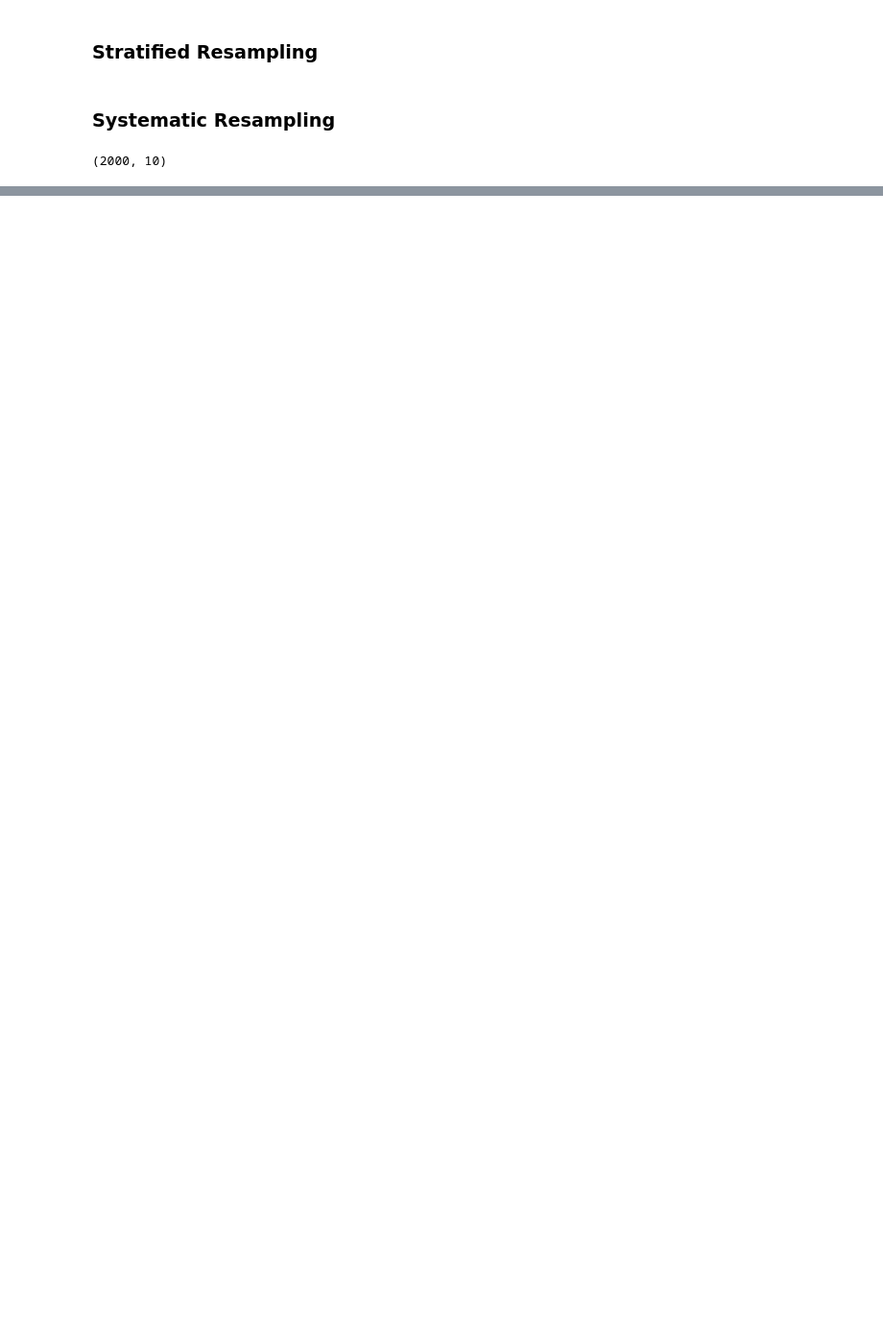
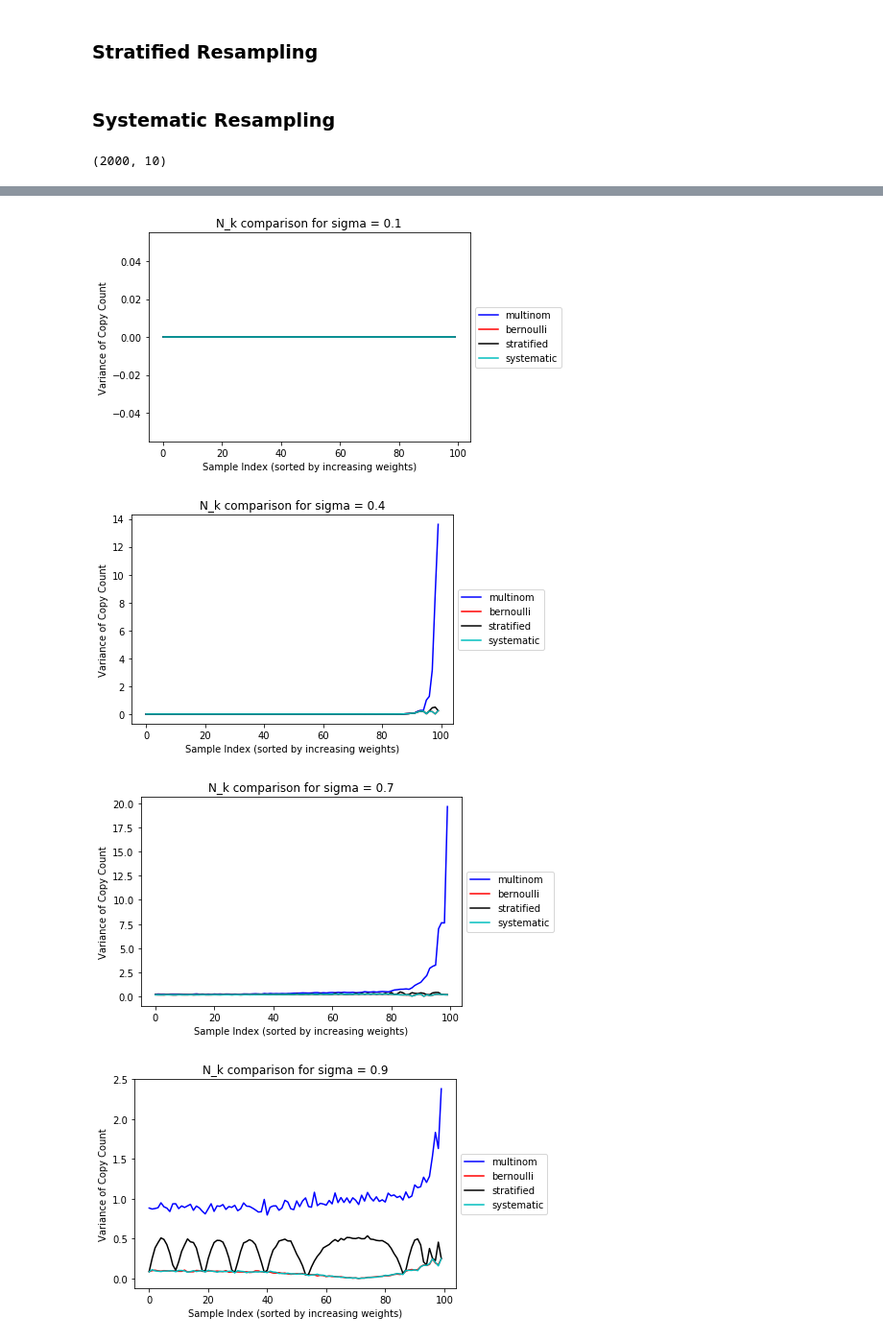
Before and after one commit to karljiangster/Monte_Carlo, a Jupyter notebook: Importance_Sampling/Importance Sampling w Resampling.ipynb, the cells around one changed output, grey strips where cells are left out. Shown: that part at 96% size. Cells and saved outputs as stored; diff of their text form; code cells hidden in the pictures; blank space fills up the shorter version.

```diff
--- a/Importance_Sampling/Importance Sampling w Resampling.ipynb
+++ b/Importance_Sampling/Importance Sampling w Resampling.ipynb
@@ -83,10 +84,11 @@ def resample_gauss_multinom(weights, l):
         resamples.append( np.random.multinomial( len(weights), weights) )
     return np.matrix( resamples )
 # %%
+#Just a quick visual check
 n_samples = 10
 sigma = 2
 X = importance_sampling_gauss(n_samples, 2)
-weights = X[1, :]
+weights = np.sort( X[1, :] )
 expected = weights * n_samples #the expected value of the copy numbers given the weights, E[N_k]
 
 l = 2000 #number of draws from resampling scheme distribution
@@ -113,7 +117,7 @@ def resample_bernoulli(weights, l):
     '''
     n = len(weights)
     NW = n * weights
-    NW_floor = np.floor(NW)
+    NW_floor = NW.astype(int)
 
     resamples = []
     for i in range(l):
@@ -201,15 +223,5 @@ def resample_stratified(weights, l):
     #print(len(resamples))
     #print(len(N_i))
     return np.matrix( resamples )
-# %%
-thresholds = get_ranges(weights)
-u = []
-for j in range(n_samples): #draw uniformally from each strata
-    u.append( np.random.uniform(low = j / n_samples, high = (j + 1) / n_samples) )
-N_i = count_points(thresholds, u)
-print("thresholds: {}".format( np.round( thresholds, decimals=3) )  )
-print("u: {}".format( np.round( u, decimals=3) ) )
-print(N_i, len(N_i))
-print("weights: {}".format(np.round(weights, decimals = 3)))
 # %%
 resample_strata = resample_stratified(weights, l)
@@ -255,13 +265,13 @@ We shall test the sample variances for l = 2000 resamples for n = 10 Importance
 # %%
-sigmas = [1, 1.5, 2, 4, 8, 16]
-n_samples = 10
+sigmas = [0.1, 0.4, 0.7, 0.9, 1, 1.1, 1.5, 3, 8]
+n_samples = 100
 l = 2000 #number of draws from resampling scheme distribution
 
 
 variances = {'multinom' : [], 'bernoulli': [], 'stratified' : [], 'systematic' : []}
 for sigma in sigmas:
-    X = importance_sampling_gauss(n_samples, 2)
-    weights = X[1, :]
+    X = importance_sampling_gauss(n_samples, sigma)
+    weights = np.sort( X[1, :] )
     mu = weights * n_samples #the expected value of the copy numbers given the weights, E[N_k]
 
     multinom_resample = resample_gauss_multinom(weights, l) #N_k
@@ -285,0 +292,23 @@ a
+# %%
+indices = list(range(n_samples))
+cols = ['b-', 'r-', 'k-', 'c-']
+schemes = variances.keys()
+
+for i in range(len(sigmas)):
+    sigma = sigmas[i]
+    title = "N_k comparison for sigma = {}".format(sigma)
+    lines = []
+    for j, k in enumerate(schemes):
+        line, = plt.plot( indices, variances[k][i], cols[j])
+        lines.append( line )
+    plt.legend(lines, list(schemes), bbox_to_anchor = (1, 0.5), loc = 'center left' )
+    plt.title(title)
+
+    plt.xlabel('Sample Index (sorted by increasing weights)')
+    plt.ylabel('Variance of Copy Count')
+    plt.show()
+# %% [output]
+[figure, added]
+[figure, added]
+[figure, added]
+[figure, added]
```
Also changed, not shown: parts of 14 cells of this notebook.
